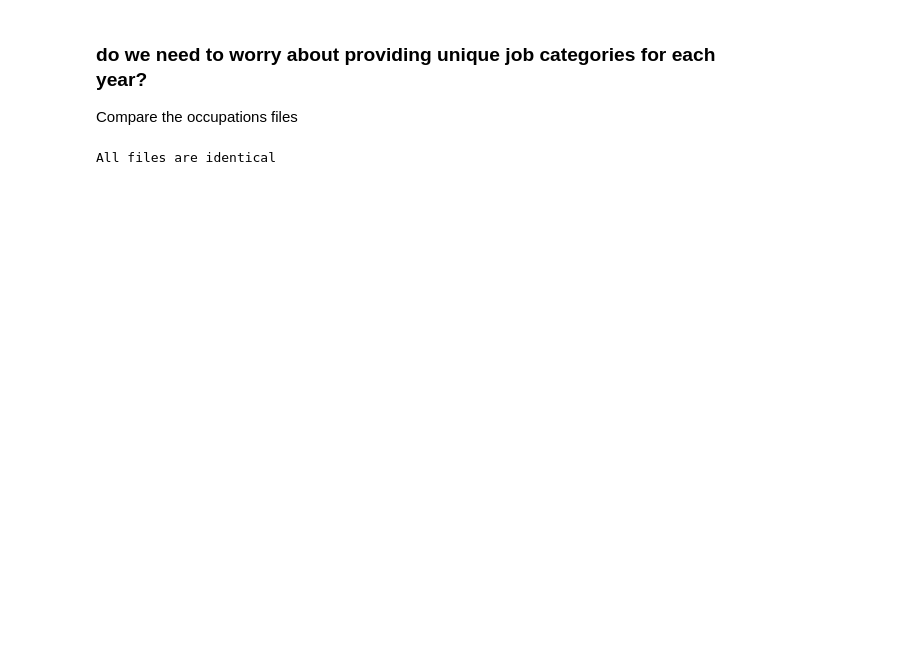
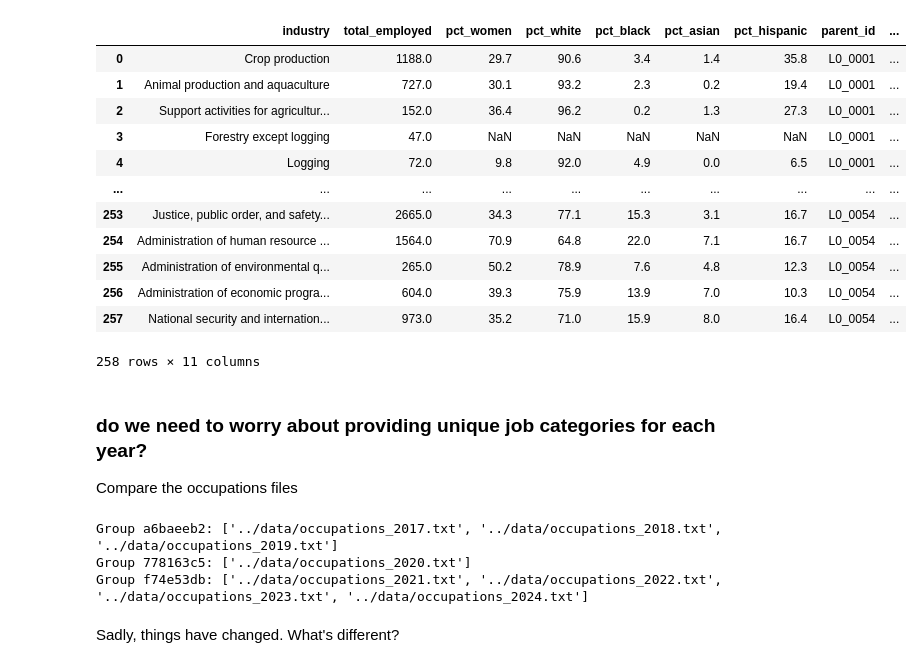
Before and after one commit to dartmouth/rc-gender-coded-work-history, a Jupyter notebook: notebooks/03c-process_cps_tables.ipynb, the cells around one changed output. Drawn from its saved outputs; the diff is of its cells as text; code cells hidden in the pictures; blank space fills up the shorter version.

```diff
--- a/notebooks/03c-process_cps_tables.ipynb
+++ b/notebooks/03c-process_cps_tables.ipynb
@@ -177,18 +213,53 @@ def get_full_ancestry(leaves: pd.DataFrame, hierarchy: pd.DataFrame) -> pd.DataF
     return result
 # %%
 for year in range(2015, 2025):
-    fp = f"../data/cpsaat11_{year}.xlsx"
+    fp = f"../data/bls/cpsaat11_{year}.xlsx"
     leaves, hierarchy = parse_bls_occupation_file(fp)
-    leaves.to_csv(f"../data/bls_occupation_data_{year}.csv", index=False)
-    hierarchy.to_csv(f"../data/bls_industry_data_{year}.csv", index=False)
+    leaves.to_csv(f"../data/bls/bls_occupation_data_{year}.csv", index=False)
+    hierarchy.to_csv(f"../data/bls/bls_industry_data_{year}.csv", index=False)
 
     full = get_full_ancestry(leaves, hierarchy)
-    full.to_csv(f"../data/bls_combined_data_{year}.csv", index=False)
+    full.to_csv(f"../data/bls/bls_combined_data_{year}.csv", index=False)
 
     all_occupations = sorted(set(leaves["occupation"].tolist()))
+    all_industries = sorted(set(hierarchy["occupation"].to_list()))
 
     with open(f"../data/occupations_{year}.txt", "w") as f:
         f.write("\n".join(all_occupations))
+
+    with open(f"../data/industry_{year}.txt", "w") as f:
+        f.write("\n".join(all_industries))
+# %%
+for year in range(2015, 2025):
+    fp = f"../data/bls/cpsaat18_{year}.xlsx"
+    leaves, hierarchy = parse_bls_occupation_file(fp, dta_type="industry")
+    leaves.to_csv(f"../data/bls/bls_detailed_industry_data_{year}.csv", index=False)
+    hierarchy.to_csv(f"../data/bls/bls_industry_data_{year}.csv", index=False)
+
+    all_industries = sorted(set(leaves["industry"].to_list()))
+
+    with open(f"../data/industry_{year}.txt", "w") as f:
+        f.write("\n".join(all_industries))
+# %%
+
+fp = f"../data/bls/cpsaat18_2024.xlsx"
+leaves, hierarchy = parse_bls_occupation_file(fp, dta_type="industry")
+# %%
+get_full_ancestry(leaves, hierarchy, 'industry')
+# %% [output]
+|  | industry | total_employed | pct_women | pct_white | pct_black | pct_asian | pct_hispanic | parent_id | ... |
+| 0 | Crop production | 1188.0 | 29.7 | 90.6 | 3.4 | 1.4 | 35.8 | L0_0001 | ... |
+| 1 | Animal production and aquaculture | 727.0 | 30.1 | 93.2 | 2.3 | 0.2 | 19.4 | L0_0001 | ... |
+| 2 | Support activities for agricultur... | 152.0 | 36.4 | 96.2 | 0.2 | 1.3 | 27.3 | L0_0001 | ... |
+| 3 | Forestry except logging | 47.0 | NaN | NaN | NaN | NaN | NaN | L0_0001 | ... |
+| 4 | Logging | 72.0 | 9.8 | 92.0 | 4.9 | 0.0 | 6.5 | L0_0001 | ... |
+| ... | ... | ... | ... | ... | ... | ... | ... | ... | ... |
+| 253 | Justice, public order, and safety... | 2665.0 | 34.3 | 77.1 | 15.3 | 3.1 | 16.7 | L0_0054 | ... |
+| 254 | Administration of human resource ... | 1564.0 | 70.9 | 64.8 | 22.0 | 7.1 | 16.7 | L0_0054 | ... |
+| 255 | Administration of environmental q... | 265.0 | 50.2 | 78.9 | 7.6 | 4.8 | 12.3 | L0_0054 | ... |
+| 256 | Administration of economic progra... | 604.0 | 39.3 | 75.9 | 13.9 | 7.0 | 10.3 | L0_0054 | ... |
+| 257 | National security and internation... | 973.0 | 35.2 | 71.0 | 15.9 | 8.0 | 16.4 | L0_0054 | ... |
+258 rows × 11 columns
 # %% [markdown]
 ### do we need to worry about providing unique job categories for each year?
 Compare the occupations files
@@ -196,7 +267,7 @@ Compare the occupations files
 import hashlib
 from pathlib import Path
 
-files = [f"../data/occupations_{year}.txt" for year in range(2015, 2025)]
+files = [f"../data/occupations_{year}.txt" for year in range(2017, 2025)]
 
 hashes = {}
 for f in files:
@@ -209,9 +280,13 @@ for f, h in hashes.items():
     groups.setdefault(h, []).append(f)
 
 if len(groups) == 1:
-    print("All files are identical")
+    print("Hurray, all files are identical")
 else:
     for h, members in groups.items():
         print(f"Group {h[:8]}: {members}")
 # %% [output]
-All files are identical
+Group a6baeeb2: ['../data/occupations_2017.txt', '../data/occupations_2018.txt', '../data/occupations_2019.txt']
+Group 778163c5: ['../data/occupations_2020.txt']
+Group f74e53db: ['../data/occupations_2021.txt', '../data/occupations_2022.txt', '../data/occupations_2023.txt', '../data/occupations_2024.txt']
+# %% [markdown]
+Sadly, things have changed. What's different?
```
Also changed, not shown: parts of 4 cells of this notebook, 12 other files.
